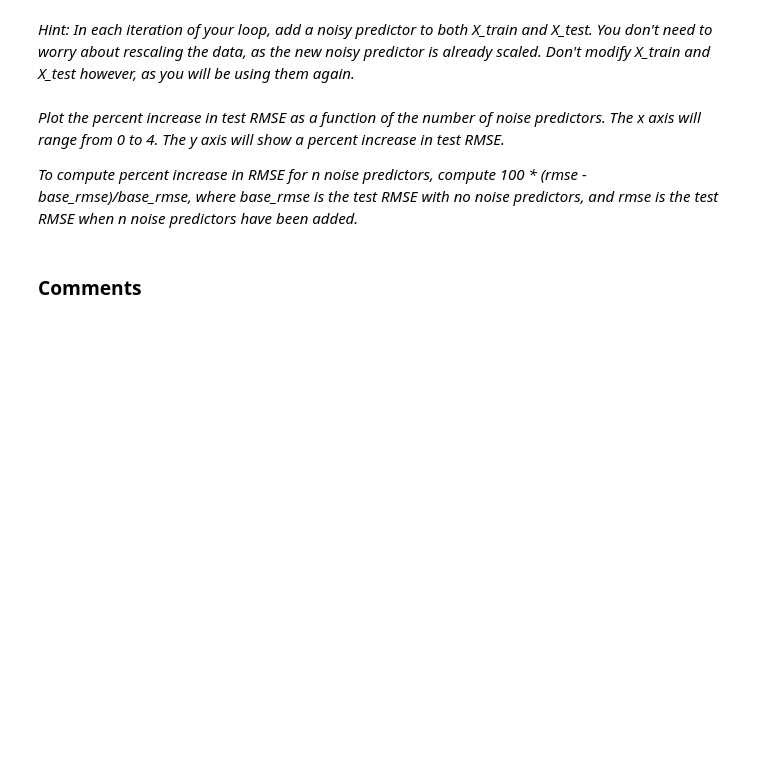
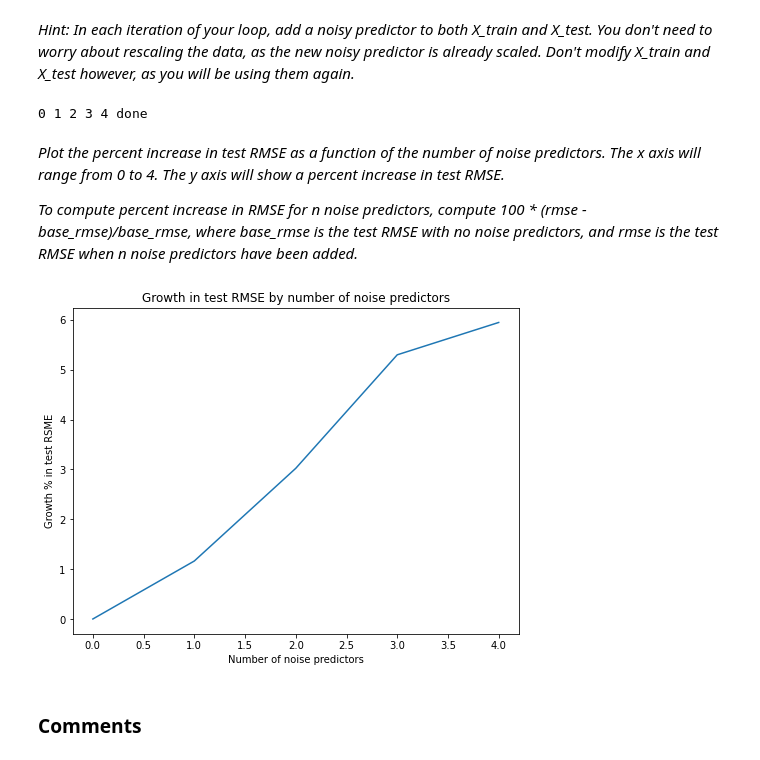
Before and after one commit to BarbosaRicardo/CST383_Data_Science, a Jupyter notebook: Week6/HW/knn-experiments.ipynb, the cells around one changed output. Cells and saved outputs as stored; diff of their text form; code cells hidden in the pictures; blank space fills up the shorter version.

```diff
--- a/Week6/HW/knn-experiments.ipynb
+++ b/Week6/HW/knn-experiments.ipynb
@@ -182,3 +273,20 @@ _Hint: In each iteration of your loop, add a noisy predictor to both X_train and
+# %%
+# YOUR CODE HERE
+noisy_x_train = X_train.copy()
+noisy_x_test = X_test.copy()
+noisy_test_rmse = []
+for x in range(5):
+    print(f'{x}', end=' ')
+    #train
+    regr = KNeighborsRegressor(n_neighbors=10, algorithm='brute')
+    rmse_tr, rmse_te = get_train_test_rmse(regr, noisy_x_train, noisy_x_test, y_train, y_test)
+    noisy_test_rmse.append(rmse_te)
+    # add noise
+    noisy_x_train = add_noise_predictor(noisy_x_train)
+    noisy_x_test = add_noise_predictor(noisy_x_test)
+print("done")
+# %% [output]
+0 1 2 3 4 done
 # %% [markdown]
 _Plot the percent increase in test RMSE as a function of the number of noise predictors.  The x axis will range from 0 to 4.  The y axis will show a percent increase in test RMSE._
 
@@ -188,3 +294,18 @@ _To compute percent increase in RMSE for n noise predictors, compute 100 * (rmse
+# %%
+# YOUR CODE HERE
+base_rmse = noisy_test_rmse[0]
+noise_cols = np.arange(5)
+rmse_growth = []
+for x in noisy_test_rmse:
+    rmse_growth.append(100 * (x-base_rmse)/base_rmse)
+
+plt.plot(noise_cols,rmse_growth)
+plt.title("Growth in test RMSE by number of noise predictors")
+plt.xlabel('Number of noise predictors')
+plt.ylabel('Growth % in test RSME')
+plt.show()
+# %% [output]
+[figure, added]
 # %% [markdown]
 ### Comments
 # %% [markdown]
```
Also changed, not shown: parts of 33 cells of this notebook.
